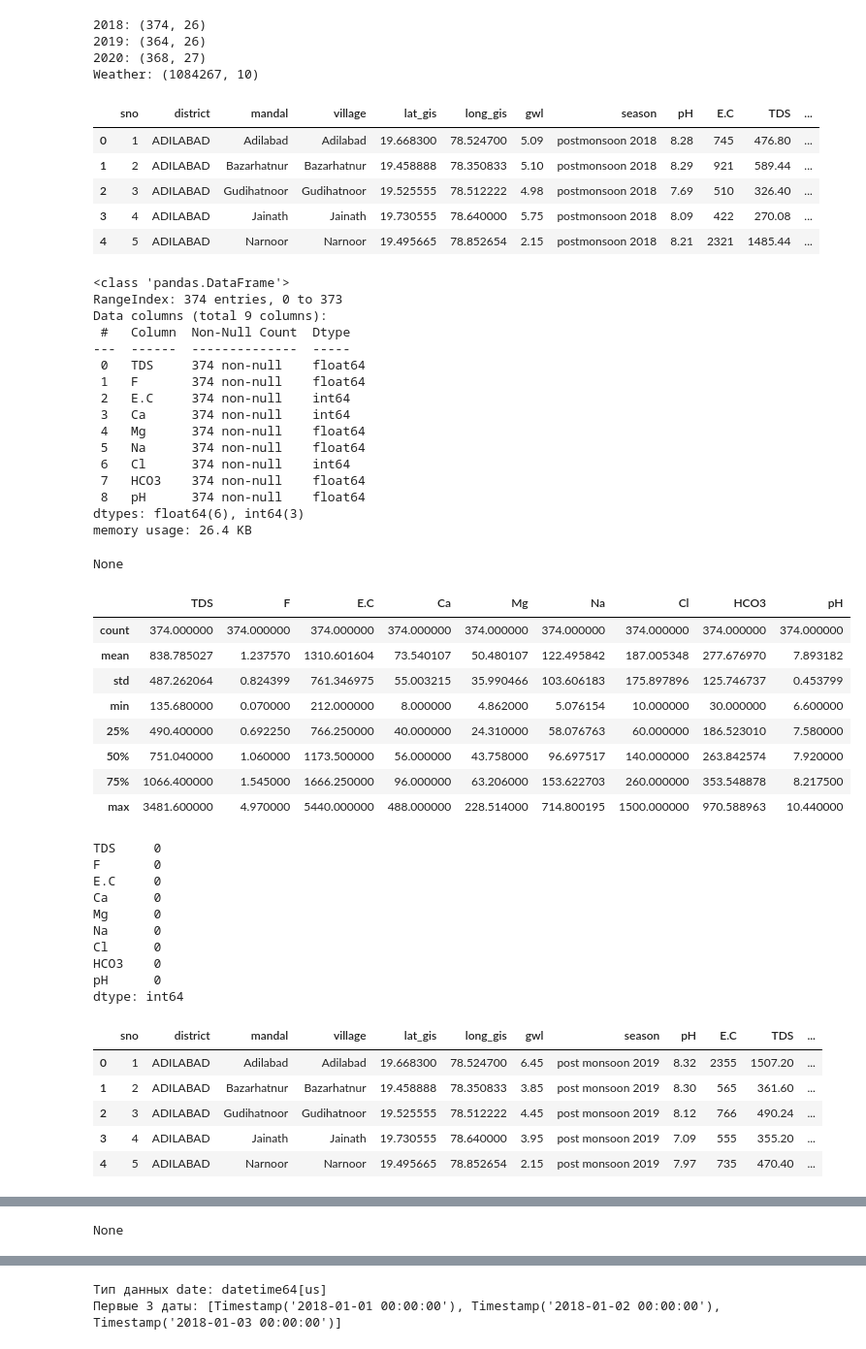
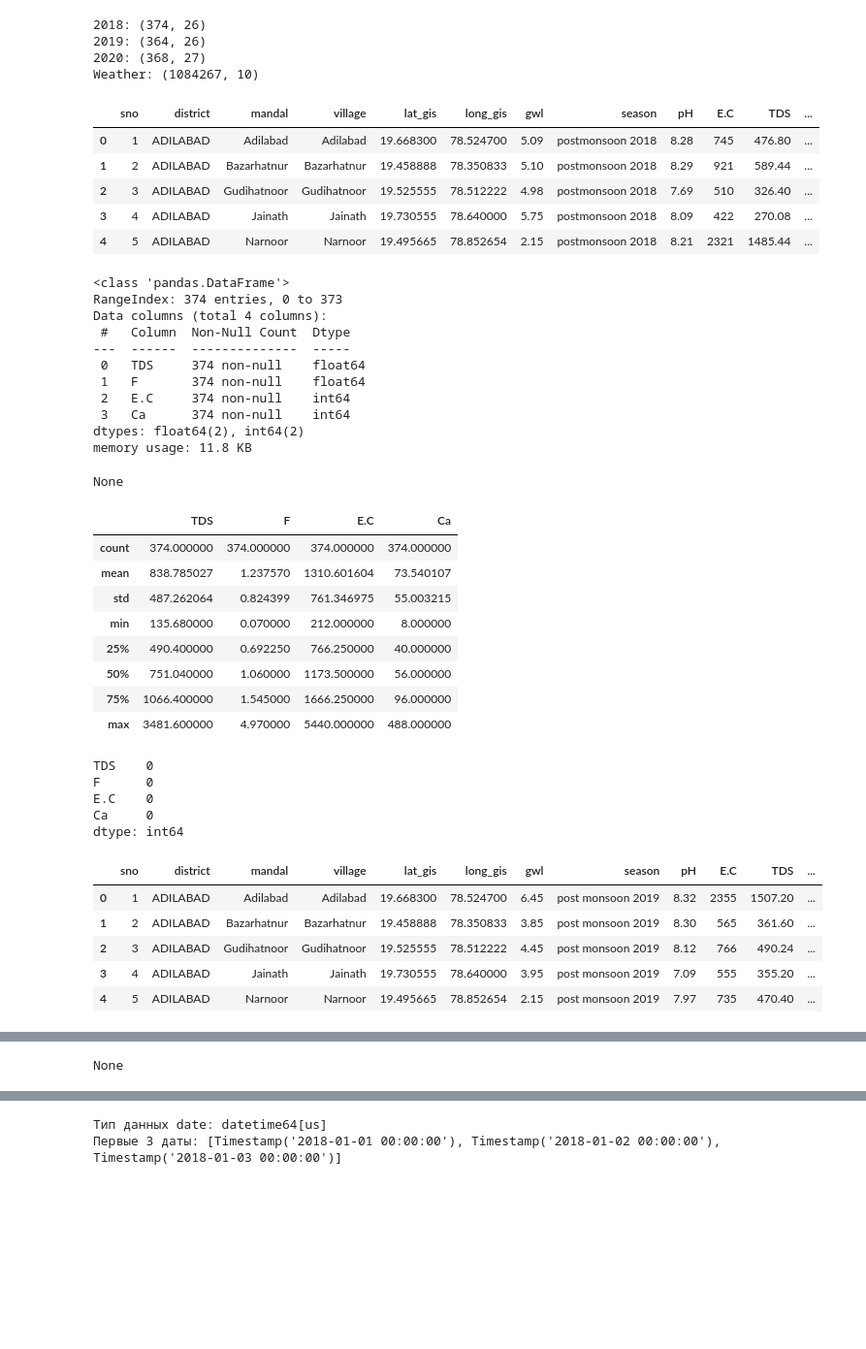
Before and after one commit to dasha1154/lab.stat, a Jupyter notebook: labwork.ipynb, the cells around one changed output, grey strips where cells are left out. Shown at 97% size. Drawn from its saved outputs; the diff is of its cells as text; code cells hidden in the pictures; blank space fills up the shorter version.

```diff
--- a/labwork.ipynb
+++ b/labwork.ipynb
@@ -92,66 +122,56 @@ if 'Unnamed: 8' in water_2020.columns:
     water_2020 = water_2020.drop(columns=['Unnamed: 8'])
 # %%
 display(water_2018.head())
-display(water_2018[['TDS', 'F', 'E.C', 'Ca', 'Mg', 'Na', 'Cl', 'HCO3', 'pH']].info())
-display(water_2018[['TDS', 'F', 'E.C', 'Ca', 'Mg', 'Na', 'Cl', 'HCO3', 'pH']].describe())
-display(water_2018[['TDS', 'F', 'E.C', 'Ca', 'Mg', 'Na', 'Cl', 'HCO3', 'pH']].isnull().sum())
+display(water_2018[['TDS', 'F', 'E.C', 'Ca']].info())
+display(water_2018[['TDS', 'F', 'E.C', 'Ca']].describe())
+display(water_2018[['TDS', 'F', 'E.C', 'Ca']].isnull().sum())
 
 display(water_2019.head())
-display(water_2019[['TDS', 'F', 'E.C', 'Ca', 'Mg', 'Na', 'Cl', 'HCO3', 'pH']].info())
-display(water_2019[['TDS', 'F', 'E.C', 'Ca', 'Mg', 'Na', 'Cl', 'HCO3', 'pH']].describe())
-display(water_2019[['TDS', 'F', 'E.C', 'Ca', 'Mg', 'Na', 'Cl', 'HCO3', 'pH']].isnull().sum())
+display(water_2019[['TDS', 'F', 'E.C', 'Ca']].info())
+display(water_2019[['TDS', 'F', 'E.C', 'Ca']].describe())
+display(water_2019[['TDS', 'F', 'E.C', 'Ca']].isnull().sum())
 
 display(water_2020.head())
-display(water_2020[['TDS', 'F', 'E.C', 'Ca', 'Mg', 'Na', 'Cl', 'HCO3', 'pH']].info())
-display(water_2020[['TDS', 'F', 'E.C', 'Ca', 'Mg', 'Na', 'Cl', 'HCO3', 'pH']].describe())
-display(water_2020[['TDS', 'F', 'E.C', 'Ca', 'Mg', 'Na', 'Cl', 'HCO3', 'pH']].isnull().sum())
+display(water_2020[['TDS', 'F', 'E.C', 'Ca']].info())
+display(water_2020[['TDS', 'F', 'E.C', 'Ca']].describe())
+display(water_2020[['TDS', 'F', 'E.C', 'Ca']].isnull().sum())
 
 display(weather.head())
 display(weather.info())
 display(weather.describe())
 display(weather.isnull().sum())
 # %% [output]
 |  | sno | district | mandal | village | lat_gis | long_gis | gwl | season | pH | E.C | TDS | ... |
 | 0 | 1 | ADILABAD | Adilabad | Adilabad | 19.668300 | 78.524700 | 5.09 | postmonsoon 2018 | 8.28 | 745 | 476.80 | ... |
 | 1 | 2 | ADILABAD | Bazarhatnur | Bazarhatnur | 19.458888 | 78.350833 | 5.10 | postmonsoon 2018 | 8.29 | 921 | 589.44 | ... |
 | 2 | 3 | ADILABAD | Gudihatnoor | Gudihatnoor | 19.525555 | 78.512222 | 4.98 | postmonsoon 2018 | 7.69 | 510 | 326.40 | ... |
 | 3 | 4 | ADILABAD | Jainath | Jainath | 19.730555 | 78.640000 | 5.75 | postmonsoon 2018 | 8.09 | 422 | 270.08 | ... |
 | 4 | 5 | ADILABAD | Narnoor | Narnoor | 19.495665 | 78.852654 | 2.15 | postmonsoon 2018 | 8.21 | 2321 | 1485.44 | ... |
 <class 'pandas.DataFrame'>
 RangeIndex: 374 entries, 0 to 373
-Data columns (total 9 columns):
+Data columns (total 4 columns):
  #   Column  Non-Null Count  Dtype
 ---  ------  --------------  -----
  0   TDS     374 non-null    float64
  1   F       374 non-null    float64
  2   E.C     374 non-null    int64
  3   Ca      374 non-null    int64
- 4   Mg      374 non-null    float64
- 5   Na      374 non-null    float64
- 6   Cl      374 non-null    int64
- 7   HCO3    374 non-null    float64
- 8   pH      374 non-null    float64
-dtypes: float64(6), int64(3)
-memory usage: 26.4 KB
+dtypes: float64(2), int64(2)
+memory usage: 11.8 KB
 None
-|  | TDS | F | E.C | Ca | Mg | Na | Cl | HCO3 | pH |
-| count | 374.000000 | 374.000000 | 374.000000 | 374.000000 | 374.000000 | 374.000000 | 374.000000 | 374.000000 | 374.000000 |
-| mean | 838.785027 | 1.237570 | 1310.601604 | 73.540107 | 50.480107 | 122.495842 | 187.005348 | 277.676970 | 7.893182 |
-| std | 487.262064 | 0.824399 | 761.346975 | 55.003215 | 35.990466 | 103.606183 | 175.897896 | 125.746737 | 0.453799 |
-| min | 135.680000 | 0.070000 | 212.000000 | 8.000000 | 4.862000 | 5.076154 | 10.000000 | 30.000000 | 6.600000 |
-| 25% | 490.400000 | 0.692250 | 766.250000 | 40.000000 | 24.310000 | 58.076763 | 60.000000 | 186.523010 | 7.580000 |
-| 50% | 751.040000 | 1.060000 | 1173.500000 | 56.000000 | 43.758000 | 96.697517 | 140.000000 | 263.842574 | 7.920000 |
-| 75% | 1066.400000 | 1.545000 | 1666.250000 | 96.000000 | 63.206000 | 153.622703 | 260.000000 | 353.548878 | 8.217500 |
-| max | 3481.600000 | 4.970000 | 5440.000000 | 488.000000 | 228.514000 | 714.800195 | 1500.000000 | 970.588963 | 10.440000 |
+|  | TDS | F | E.C | Ca |
+| count | 374.000000 | 374.000000 | 374.000000 | 374.000000 |
+| mean | 838.785027 | 1.237570 | 1310.601604 | 73.540107 |
+| std | 487.262064 | 0.824399 | 761.346975 | 55.003215 |
+| min | 135.680000 | 0.070000 | 212.000000 | 8.000000 |
+| 25% | 490.400000 | 0.692250 | 766.250000 | 40.000000 |
+| 50% | 751.040000 | 1.060000 | 1173.500000 | 56.000000 |
+| 75% | 1066.400000 | 1.545000 | 1666.250000 | 96.000000 |
+| max | 3481.600000 | 4.970000 | 5440.000000 | 488.000000 |
-TDS     0
-F       0
-E.C     0
-Ca      0
-Mg      0
-Na      0
-Cl      0
-HCO3    0
-pH      0
+TDS    0
+F      0
+E.C    0
+Ca     0
 dtype: int64
 |  | sno | district | mandal | village | lat_gis | long_gis | gwl | season | pH | E.C | TDS | ... |
 | 0 | 1 | ADILABAD | Adilabad | Adilabad | 19.668300 | 78.524700 | 6.45 | post monsoon 2019 | 8.32 | 2355 | 1507.20 | ... |
```
Also changed, not shown: parts of 10 cells of this notebook.
